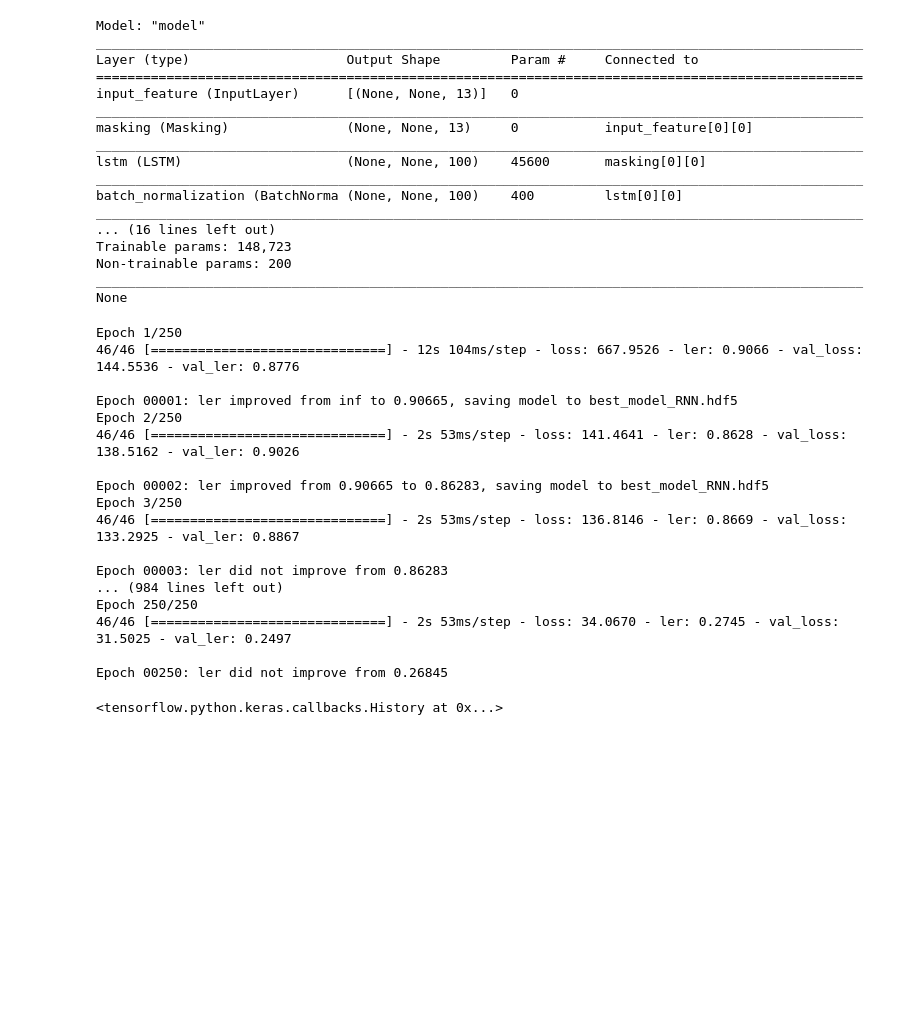
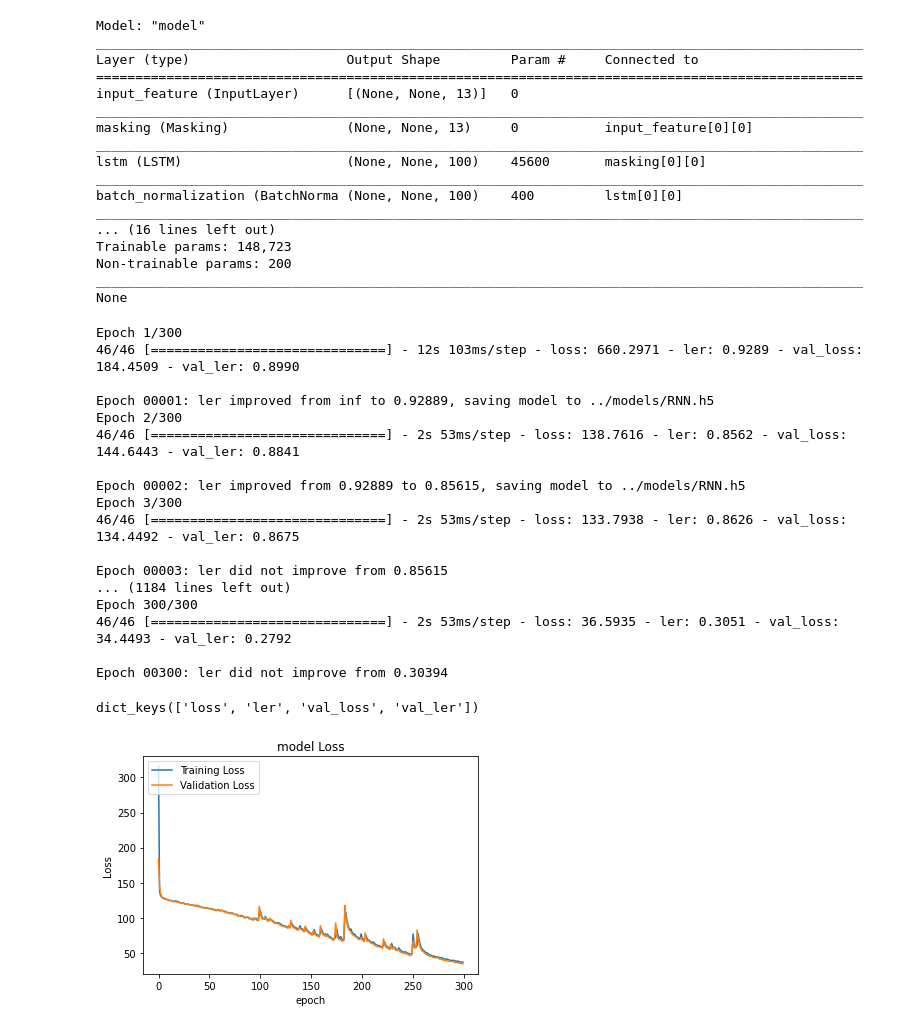
Before and after one commit to 10Acad-WFP-App/AMH-STT, a Jupyter notebook: notebooks/LSTM_norm.ipynb, the cells around one changed output. Drawn from its saved outputs; the diff is of its cells as text; code cells hidden in the pictures; blank space fills up the shorter version.

Commit message:
add epochs

```diff
--- a/notebooks/LSTM_norm.ipynb
+++ b/notebooks/LSTM_norm.ipynb
@@ -194,7 +194,7 @@ None
 optimizer = tf.keras.optimizers.SGD(initial_learning_rate, momentum)
 model_train.compile(optimizer=optimizer)
 
-checkpointer = ModelCheckpoint('best_model_RNN.hdf5',monitor='ler',verbose=1, save_best_only=True, mode='min')
+checkpointer = ModelCheckpoint(filepath='../models/'+"RNN"+'.h5',monitor='ler',verbose=1, save_best_only=True, mode='min')
 # ModelCheckpoint(filepath='../models/'+"RNN"+'.h5', verbose=0,)
 
 # Training, Our y is already defined so no need# mlflow.tensorflow.autolog()
@@ -208,42 +208,45 @@ history = model_train.fit(x=[train_inputs, train_targets, train_seq_len, train_t
 # except mlflow.exceptions.MlflowException:
 #     experiment = mlflow.get_experiment_by_name("Stacked RNN(LSTM): 50 Cells")
 # %% [output]
-Epoch 1/250
-46/46 [==============================] - 12s 104ms/step - loss: 667.9526 - ler: 0.9066 - val_loss: 144.5536 - val_ler: 0.8776
+Epoch 1/300
+46/46 [==============================] - 12s 103ms/step - loss: 660.2971 - ler: 0.9289 - val_loss: 184.4509 - val_ler: 0.8990
 
-Epoch 00001: ler improved from inf to 0.90665, saving model to best_model_RNN.hdf5
-Epoch 2/250
-46/46 [==============================] - 2s 53ms/step - loss: 141.4641 - ler: 0.8628 - val_loss: 138.5162 - val_ler: 0.9026
+Epoch 00001: ler improved from inf to 0.92889, saving model to ../models/RNN.h5
+Epoch 2/300
+46/46 [==============================] - 2s 53ms/step - loss: 138.7616 - ler: 0.8562 - val_loss: 144.6443 - val_ler: 0.8841
 
-Epoch 00002: ler improved from 0.90665 to 0.86283, saving model to best_model_RNN.hdf5
-Epoch 3/250
-46/46 [==============================] - 2s 53ms/step - loss: 136.8146 - ler: 0.8669 - val_loss: 133.2925 - val_ler: 0.8867
+Epoch 00002: ler improved from 0.92889 to 0.85615, saving model to ../models/RNN.h5
+Epoch 3/300
+46/46 [==============================] - 2s 53ms/step - loss: 133.7938 - ler: 0.8626 - val_loss: 134.4492 - val_ler: 0.8675
 
-Epoch 00003: ler did not improve from 0.86283
-... (984 lines left out)
-Epoch 250/250
-46/46 [==============================] - 2s 53ms/step - loss: 34.0670 - ler: 0.2745 - val_loss: 31.5025 - val_ler: 0.2497
+Epoch 00003: ler did not improve from 0.85615
+... (1184 lines left out)
+Epoch 300/300
+46/46 [==============================] - 2s 53ms/step - loss: 36.5935 - ler: 0.3051 - val_loss: 34.4493 - val_ler: 0.2792
 
-Epoch 00250: ler did not improve from 0.26845
+Epoch 00300: ler did not improve from 0.30394
-<tensorflow.python.keras.callbacks.History at 0x...>
 # %%
+import matplotlib.pyplot as plt
 print(history.history.keys())
 # summarize history for accuracy
-plt.plot(history.history['accuracy'])
-plt.plot(history.history['val_accuracy'])
-plt.title('model accuracy')
-plt.ylabel('accuracy')
-plt.xlabel('epoch')
-plt.legend(['train', 'test'], loc='upper left')
-plt.show()
-# summarize history for loss
 plt.plot(history.history['loss'])
 plt.plot(history.history['val_loss'])
-plt.title('model loss')
-plt.ylabel('loss')
+plt.title('model Loss')
+plt.ylabel('Loss')
 plt.xlabel('epoch')
-plt.legend(['train', 'test'], loc='upper left')
+plt.legend(['Training Loss', 'Validation Loss'], loc='upper left')
 plt.show()
+# # summarize history for loss
+# plt.plot(history.history['loss'])
+# plt.plot(history.history['val_loss'])
+# plt.title('model loss')
+# plt.ylabel('loss')
+# plt.xlabel('epoch')
+# plt.legend(['train', 'test'], loc='upper left')
+# plt.show()
+# %% [output]
+dict_keys(['loss', 'ler', 'val_loss', 'val_ler'])
+[figure, added]
 # %%
 gc.collect()
 # Decoding
```
Also changed, not shown: parts of 1 cell of this notebook.
